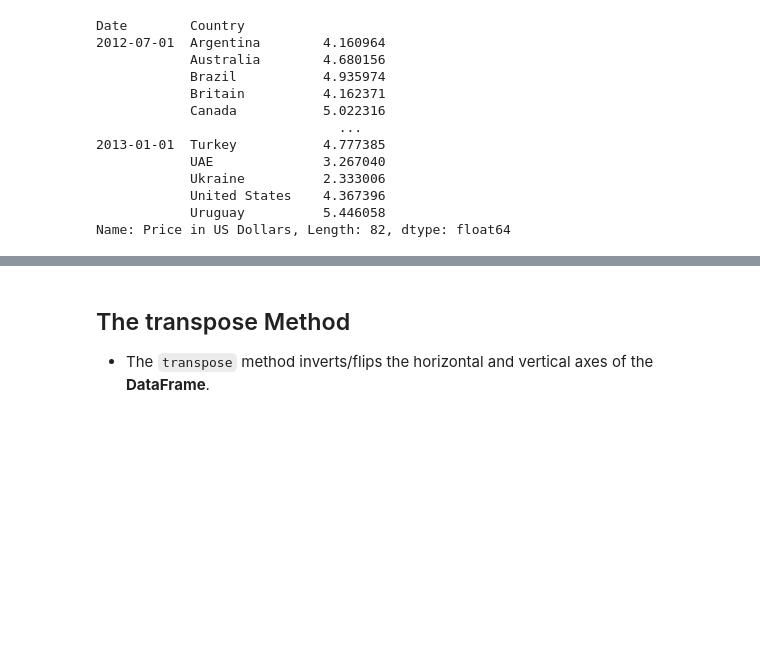
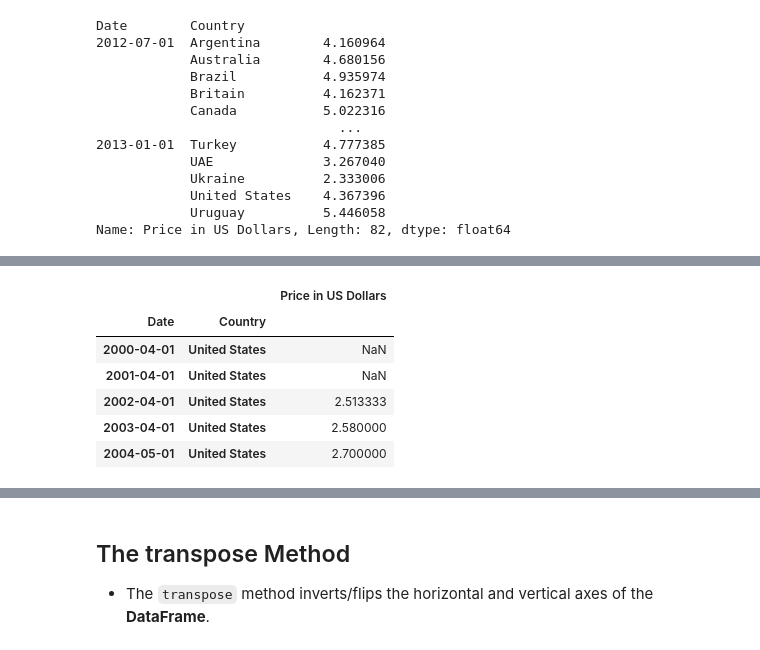
Before and after one commit to Lucas01iveira/Data-Engineering, a Jupyter notebook: Data Analysis with Pandas and Python/materials/pandas/Incomplete/08 - MultiIndex.ipynb, the cells around one changed output, grey strips where cells are left out. Saved outputs shown, nothing was run; the diff lists cells and outputs as text; code cells hidden in the pictures; blank space fills up the shorter version.

```diff
--- a/Data Analysis with Pandas and Python/materials/pandas/Incomplete/08 - MultiIndex.ipynb
+++ b/Data Analysis with Pandas and Python/materials/pandas/Incomplete/08 - MultiIndex.ipynb
@@ -271,0 +343,11 @@ Name: Price in US Dollars, Length: 82, dtype: float64
+# %%
+#5) Compute the 3-day rolling average of prices for the country 'USA'.
+bigmac.loc[ bigmac.index.get_level_values('Country') == 'United States' ].rolling(window=3).mean().head()
+# %% [output]
+|  |  | Price in US Dollars |
+| Date | Country |  |
+| 2000-04-01 | United States | NaN |
+| 2001-04-01 | United States | NaN |
+| 2002-04-01 | United States | 2.513333 |
+| 2003-04-01 | United States | 2.580000 |
+| 2004-05-01 | United States | 2.700000 |
```
Also changed, not shown: parts of 8 cells of this notebook.
